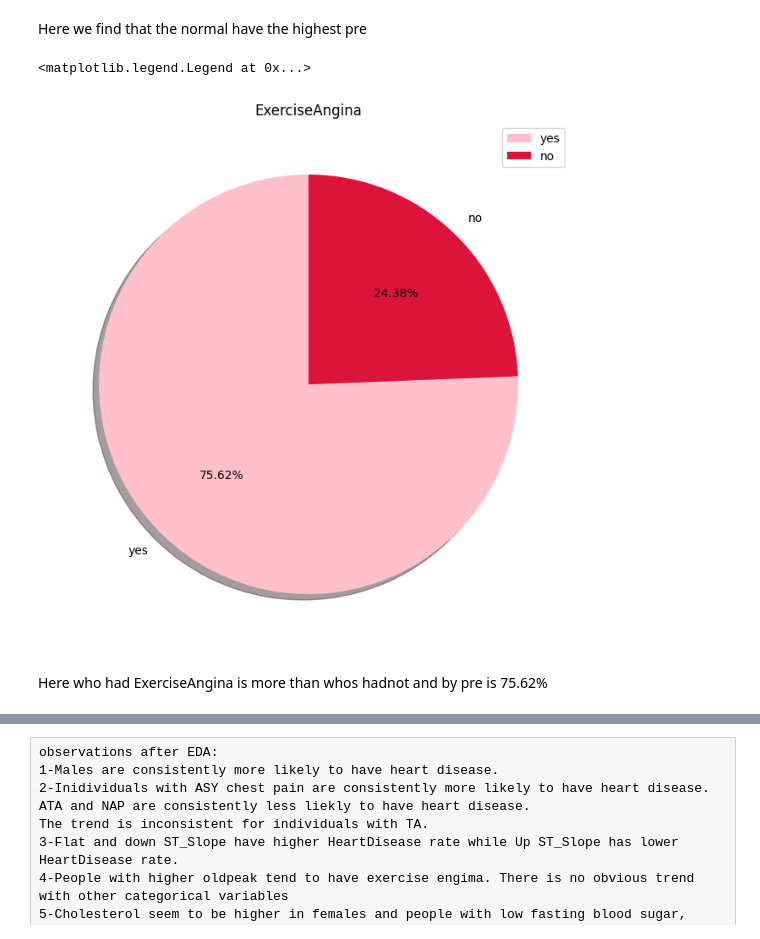
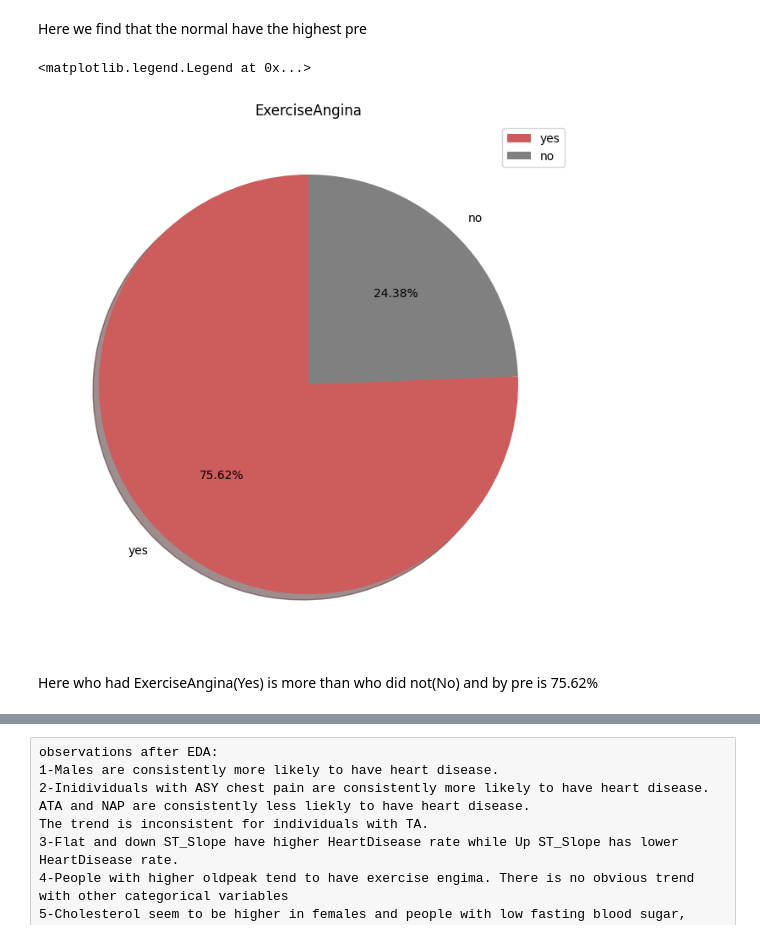
Before and after one commit to sara81a/Heart-Disease-Classification, a Jupyter notebook: Heart-Disease/heart-disease-classification-with-many-models.ipynb, the cells around one changed output, grey strips where cells are left out. Saved outputs shown, nothing was run; the diff lists cells and outputs as text; code cells hidden in the pictures.

```diff
--- a/Heart-Disease/heart-disease-classification-with-many-models.ipynb
+++ b/Heart-Disease/heart-disease-classification-with-many-models.ipynb
@@ -216,14 +206,14 @@ ExerciseAngina_explode = (0, 0)
 # %%
 plt.figure(figsize=(8,9))
 plt.pie( ExerciseAngina_size , explode=ExerciseAngina_explode , labels=ExerciseAngina_label ,shadow=True ,
-        autopct='%1.2f%%' , startangle=90, colors=['pink', 'crimson'])
+        autopct='%1.2f%%' , startangle=90, colors=['#CD5C5C','gray'])
 plt.title("ExerciseAngina")
 plt.legend()
 # %% [output]
 <matplotlib.legend.Legend at 0x...>
-[figure, old version]
+[figure, new version]
 # %% [markdown]
-Here who had ExerciseAngina is more than whos hadnot and by pre is 75.62%
+Here who had ExerciseAngina(Yes) is more than who did not(No) and by pre is 75.62%
 # %%
 ST_Slope_label = ['Flat','Up','Down']
 ST_Slope_size = [552, 178, 188]
```
Also changed, not shown: parts of 11 cells of this notebook, 1 other file.
